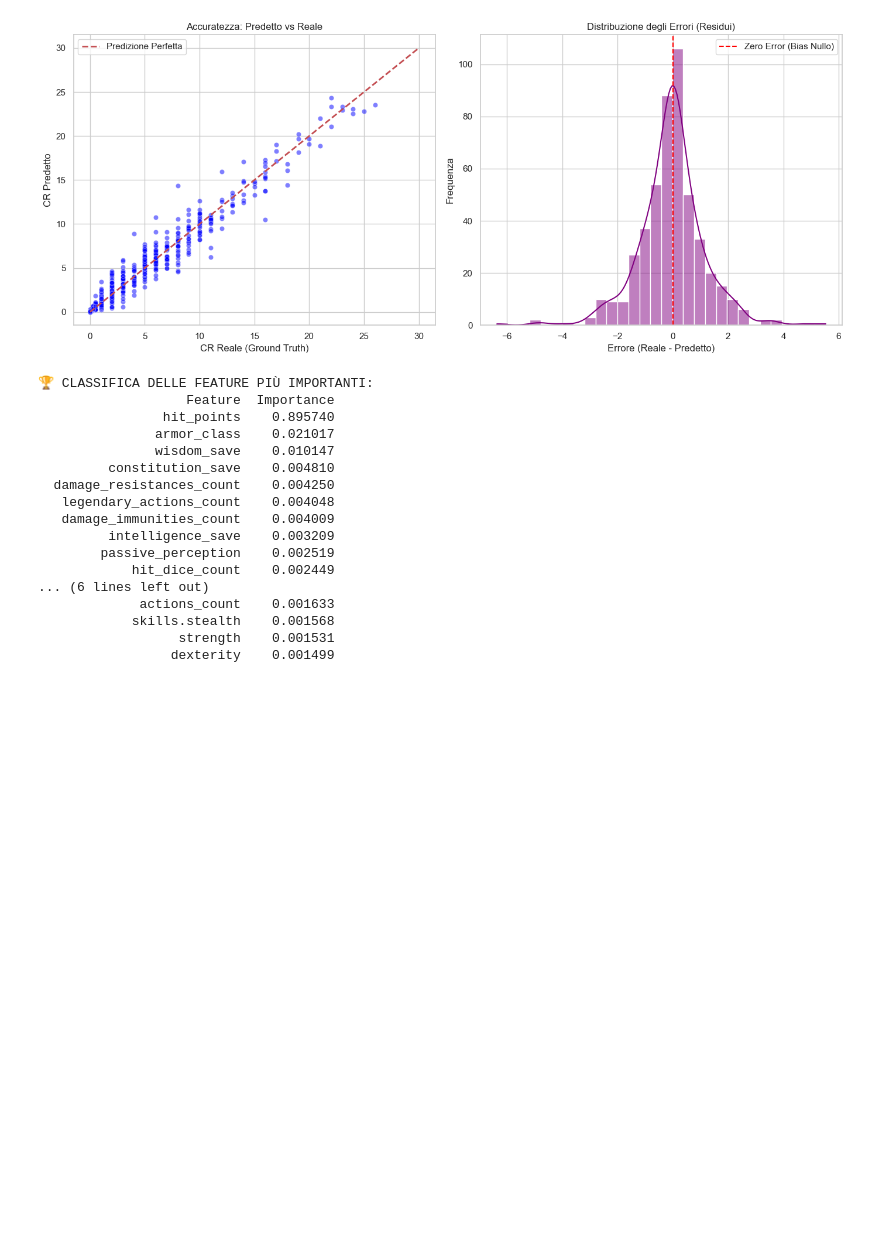
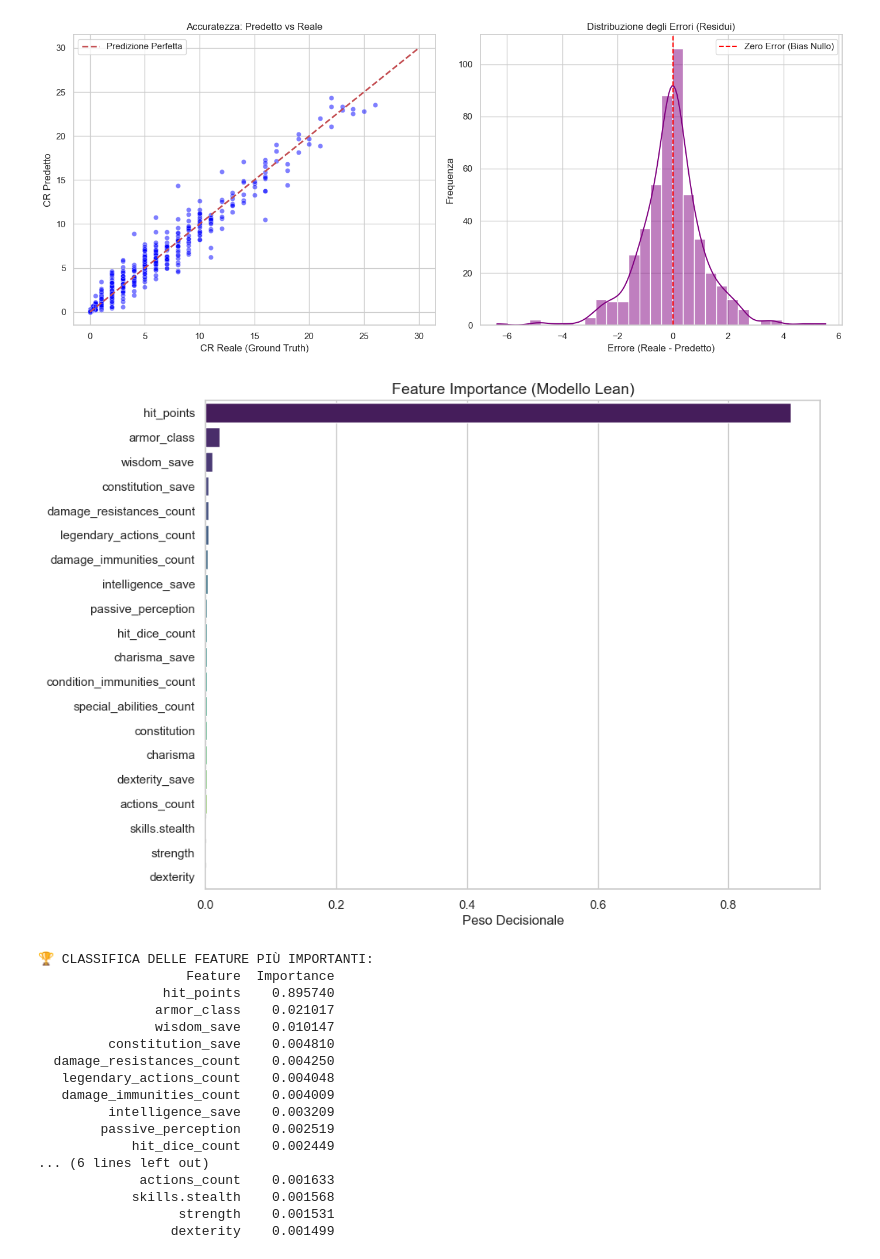
Before and after one commit to toyo54/MonsterOracle, a Jupyter notebook: training.ipynb, the cells around one changed output. Drawn from its saved outputs; the diff is of its cells as text; code cells hidden in the pictures; blank space fills up the shorter version.

```diff
--- a/training.ipynb
+++ b/training.ipynb
@@ -288,13 +288,29 @@ plt.show()
 # %%
 # Creiamo un DataFrame con i nomi e l'importanza
 feat_importance = pd.DataFrame({
     'Feature': X.columns,
     'Importance': models["Random Forest"].feature_importances_
 }).sort_values(by='Importance', ascending=False)
 
+
+# Grafico Ordinato e Leggibile
+plt.figure(figsize=(10, 8))
+sns.barplot(
+    x='Importance',
+    y='Feature',
+    data=feat_importance,
+    palette='viridis',
+    order=feat_importance['Feature'].head(20) # Fondamentale per l'ordine decrescente
+)
+plt.title('Feature Importance (Modello Lean)', fontsize=14)
+plt.xlabel('Peso Decisionale', fontsize=12)
+plt.ylabel('')
+plt.show()
+
 print("🏆 CLASSIFICA DELLE FEATURE PIÙ IMPORTANTI:")
 print(feat_importance.head(20).to_string(index=False))
 # %% [output]
+[figure, added]
 🏆 CLASSIFICA DELLE FEATURE PIÙ IMPORTANTI:
                    Feature  Importance
                 hit_points    0.895740
```
Also changed, not shown: parts of 1 cell of this notebook, 1 other file.
